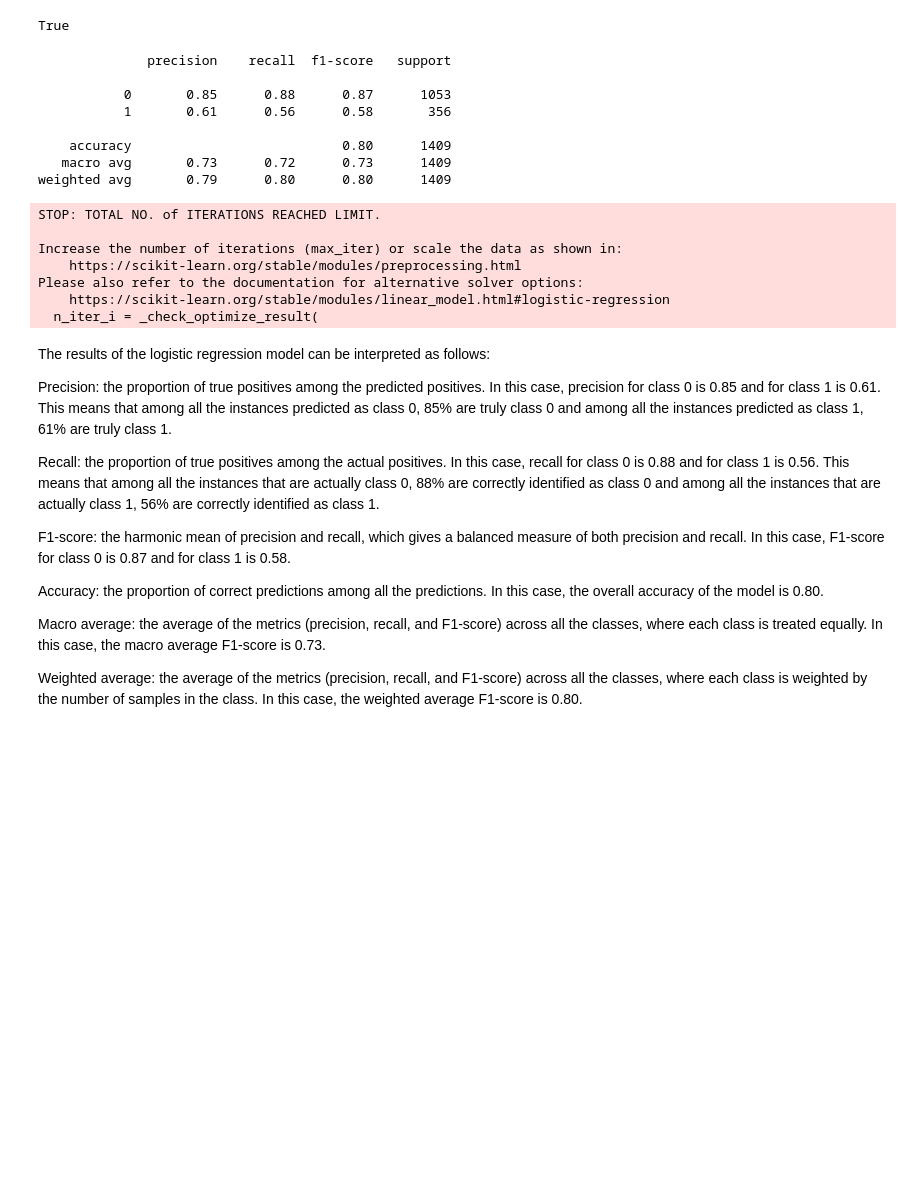
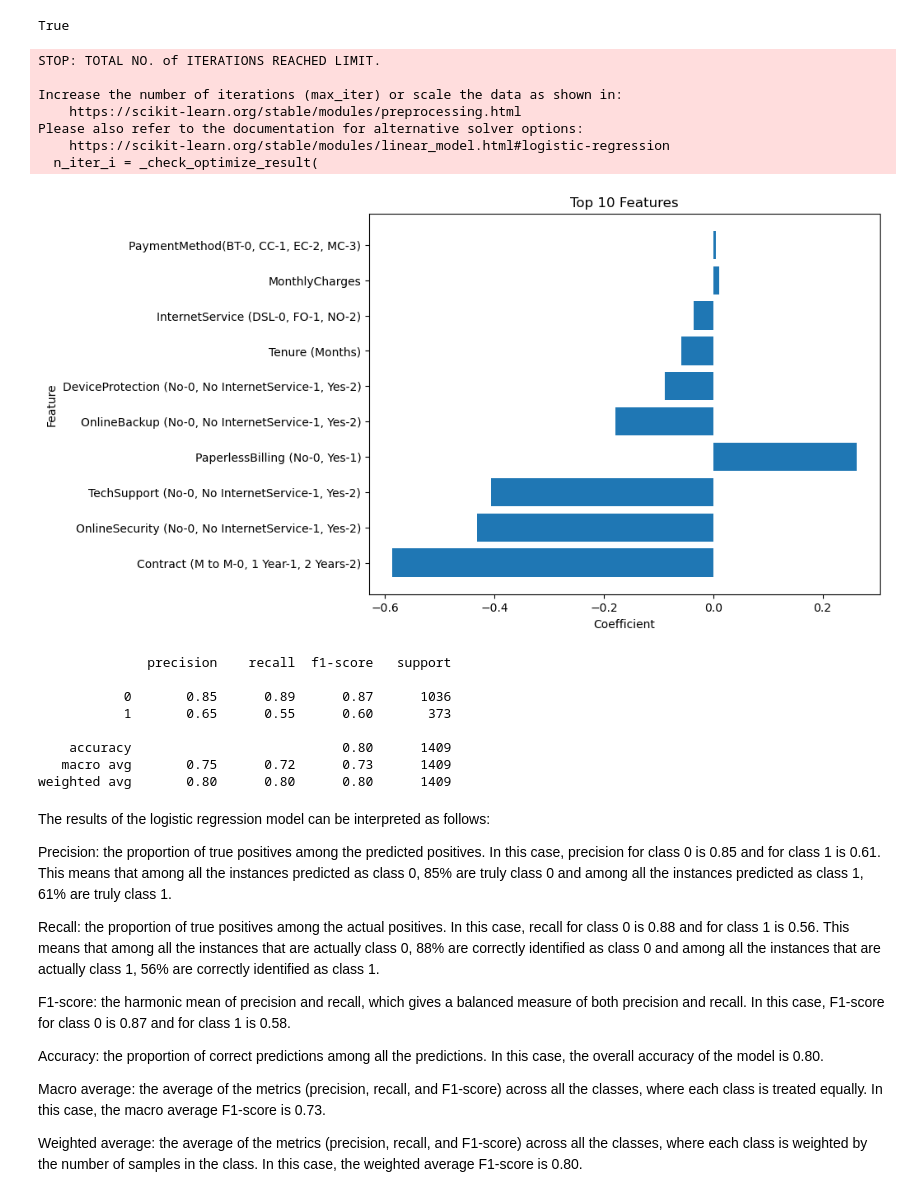
Before and after one commit to rickashb/BigDataAnalytics, a Jupyter notebook: bigdproject.ipynb, the cells around one changed output. Cells and saved outputs as stored; diff of their text form; code cells hidden in the pictures; blank space fills up the shorter version.

```diff
--- a/bigdproject.ipynb
+++ b/bigdproject.ipynb
@@ -520,38 +457,72 @@ infer = VariableElimination(model)
 # %% [output]
 True
 # %%
-from sklearn.metrics import classification_report
+from sklearn.metrics import classification_report, confusion_matrix
+
+# Split the data into training and testing sets
+#X = df.drop('Churn (No-0, Yes-1)', axis=1) # drop the target variable
+#y = df['Churn (No-0, Yes-1)']
+#X_train, X_test, y_train, y_test = train_test_split(X, y, test_size=0.2, random_state=42)
+
+# Fit the logistic regression model
+#logreg = LogisticRegression()
+#logreg.fit(X_train, y_train)
+
+# Make predictions on the test set
+#y_pred = logreg.predict(X_test)
+
+# Evaluate the model performance
+#print(classification_report(y_test, y_pred))
 
 # Split the data into training and testing sets
 X = df.drop('Churn (No-0, Yes-1)', axis=1) # drop the target variable
 y = df['Churn (No-0, Yes-1)']
 X_train, X_test, y_train, y_test = train_test_split(X, y, test_size=0.2, random_state=42)
 
 # Fit the logistic regression model
 logreg = LogisticRegression()
 logreg.fit(X_train, y_train)
 
+# Get the coefficients of the logistic regression model
+coef = logreg.coef_[0]
+
+# Create a DataFrame with the coefficients and feature names
+df_coef = pd.DataFrame({'coef': coef, 'feature': X.columns})
+
+# Sort the DataFrame by the absolute value of the coefficients
+df_coef = df_coef.reindex(df_coef['coef'].abs().sort_values(ascending=False).index)
+
+# Plot a bar graph of the top n features
+n = 10
+plt.figure(figsize=(8, 6))
+plt.barh(df_coef['feature'].head(n), df_coef['coef'].head(n))
+plt.xlabel('Coefficient')
+plt.ylabel('Feature')
+plt.title('Top {} Features'.format(n))
+plt.show()
+
 # Make predictions on the test set
 y_pred = logreg.predict(X_test)
 
 # Evaluate the model performance
 print(classification_report(y_test, y_pred))
 # %% [output]
-              precision    recall  f1-score   support
+STOP: TOTAL NO. of ITERATIONS REACHED LIMIT.
 
-           0       0.85      0.88      0.87      1053
-           1       0.61      0.56      0.58       356
-
-    accuracy                           0.80      1409
-   macro avg       0.73      0.72      0.73      1409
-weighted avg       0.79      0.80      0.80      1409
+Increase the number of iterations (max_iter) or scale the data as shown in:
+    https://scikit-learn.org/stable/modules/preprocessing.html
+Please also refer to the documentation for alternative solver options:
+    https://scikit-learn.org/stable/modules/linear_model.html#logistic-regression
+  n_iter_i = _check_optimize_result(
+[figure, added]
-STOP: TOTAL NO. of ITERATIONS REACHED LIMIT.
+              precision    recall  f1-score   support
 
-Increase the number of iterations (max_iter) or scale the data as shown in:
-    https://scikit-learn.org/stable/modules/preprocessing.html
-Please also refer to the documentation for alternative solver options:
-    https://scikit-learn.org/stable/modules/linear_model.html#logistic-regression
-  n_iter_i = _check_optimize_result(
+           0       0.85      0.89      0.87      1036
+           1       0.65      0.55      0.60       373
+
+    accuracy                           0.80      1409
+   macro avg       0.75      0.72      0.73      1409
+weighted avg       0.80      0.80      0.80      1409
 # %% [markdown]
 The results of the logistic regression model can be interpreted as follows:
 
```
Also changed, not shown: parts of 26 cells of this notebook.
